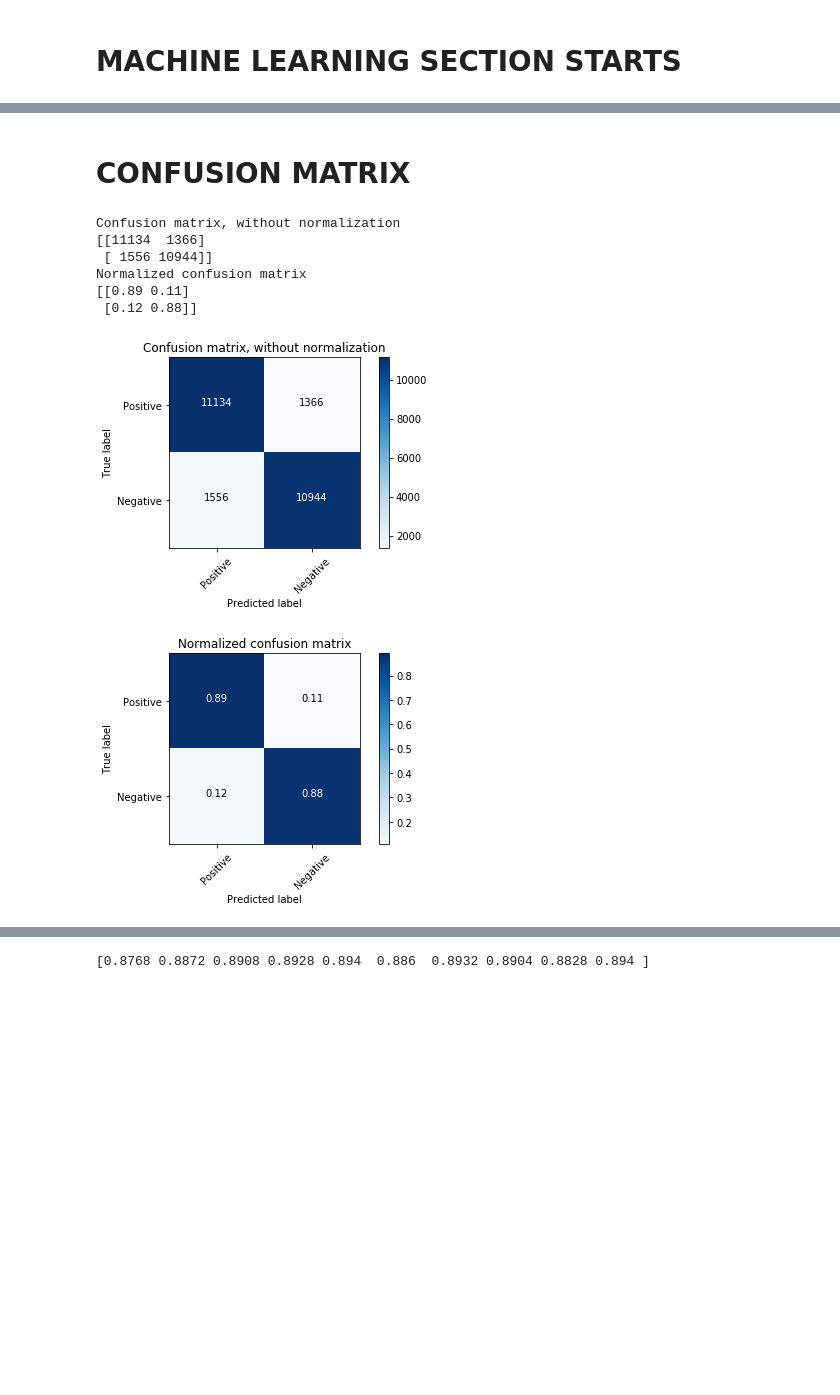
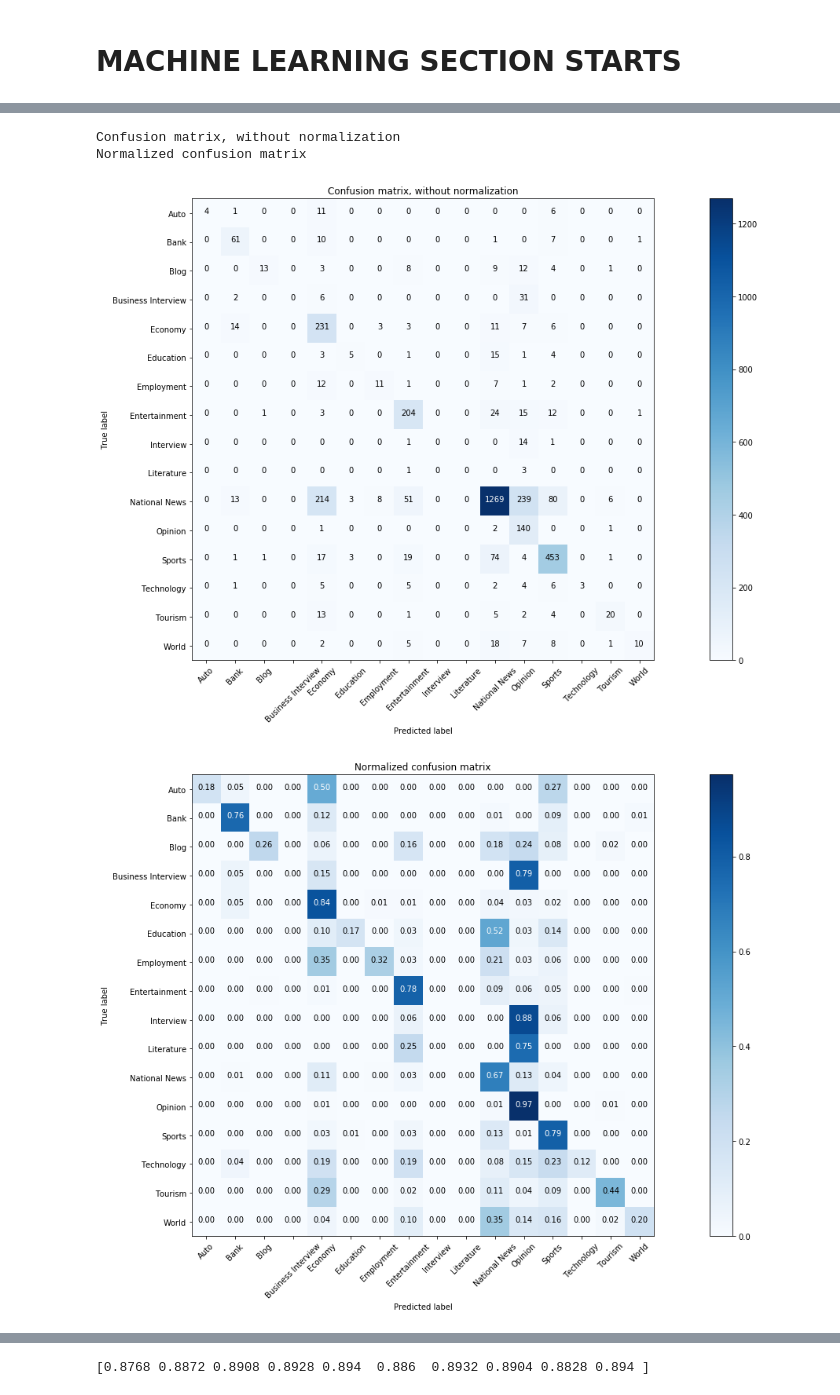
Before and after one commit to datafiction/oya-nepali-nlp, a Jupyter notebook: nepali_news_classification.ipynb, the cells around one changed output, grey strips where cells are left out. Cells and saved outputs as stored; diff of their text form; code cells hidden in the pictures; blank space fills up the shorter version.

```diff
--- a/nepali_news_classification.ipynb
+++ b/nepali_news_classification.ipynb
@@ -92,3 +146,5 @@ plt.show()
+# %%
+pd_train = pd_train_1
 # %%
 train_token_count = 0
 test_token_count = 0
@@ -390,2 +502,0 @@ Wall time: 1min 6s
-# %% [markdown]
-# CONFUSION MATRIX
@@ -438,19 +502,0 @@ np.set_printoptions(precision=2)
-# %%
-# Plot non-normalized confusion matrix
-plt.figure()
-plot_confusion_matrix(cnf_matrix, classes=class_names,
-                      title='Confusion matrix, without normalization')
-
-# Plot normalized confusion matrix
-plt.figure()
-plot_confusion_matrix(cnf_matrix, classes=class_names, normalize=True,
-                      title='Normalized confusion matrix')
-# %% [output]
-Confusion matrix, without normalization
-[[11134  1366]
- [ 1556 10944]]
-Normalized confusion matrix
-[[0.89 0.11]
- [0.12 0.88]]
-[figure, removed]
-[figure, removed]
@@ -501 +503,8 @@ def calc_acc_prec_recall(pred, gt):
+# %%
+display_confusion_mat(y_pred=y_pred, gt=pd_test.label)
+# %% [output]
+Confusion matrix, without normalization
+Normalized confusion matrix
+[figure, added]
+[figure, added]
 # %%
```
Also changed, not shown: parts of 41 cells of this notebook, 1 other file.
